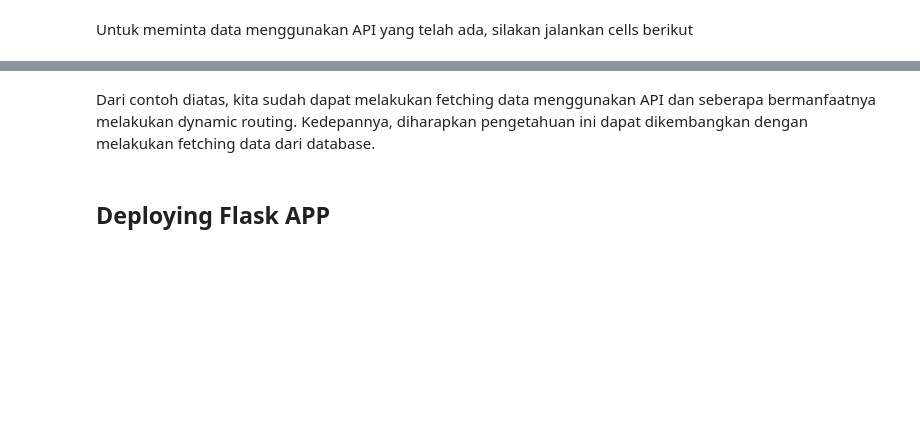
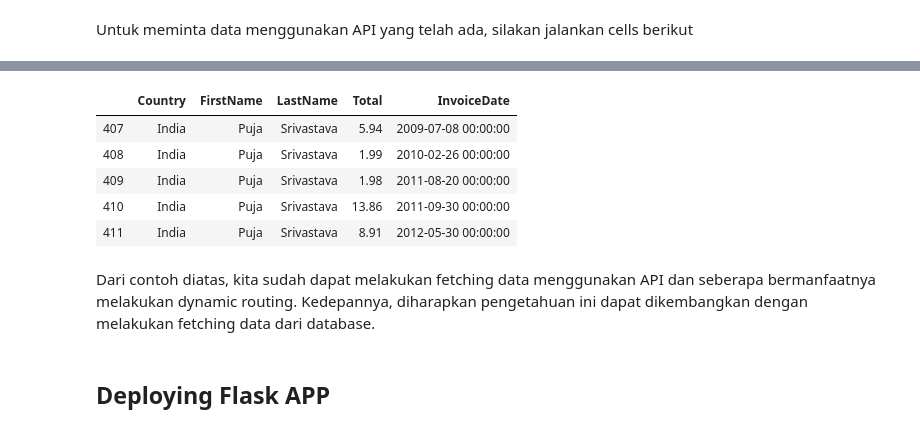
Before and after one commit to leonardyhh/Python_capstone_project, a Jupyter notebook: Capstone Guideline.ipynb, the cells around one changed output, grey strips where cells are left out. Saved outputs shown, nothing was run; the diff lists cells and outputs as text; code cells hidden in the pictures; blank space fills up the shorter version.

```diff
--- a/Capstone Guideline.ipynb
+++ b/Capstone Guideline.ipynb
@@ -263,3 +334,15 @@ r_pd.tail()
+# %%
+url5 = 'http://localhost:5000/data/get/track/chinook.db'
+r = requests.get(url5)
+r_pd = pd.DataFrame(r.json())
+r_pd.tail()
+# %% [output]
+|  | Country | FirstName | LastName | Total | InvoiceDate |
+| 407 | India | Puja | Srivastava | 5.94 | 2009-07-08 00:00:00 |
+| 408 | India | Puja | Srivastava | 1.99 | 2010-02-26 00:00:00 |
+| 409 | India | Puja | Srivastava | 1.98 | 2011-08-20 00:00:00 |
+| 410 | India | Puja | Srivastava | 13.86 | 2011-09-30 00:00:00 |
+| 411 | India | Puja | Srivastava | 8.91 | 2012-05-30 00:00:00 |
 # %% [markdown]
 Dari contoh diatas, kita sudah dapat melakukan fetching data menggunakan API dan seberapa bermanfaatnya melakukan dynamic routing. Kedepannya, diharapkan pengetahuan ini dapat dikembangkan dengan melakukan fetching data dari database.
 # %% [markdown]
```
Also changed, not shown: parts of 10 cells of this notebook, 2 other files.
